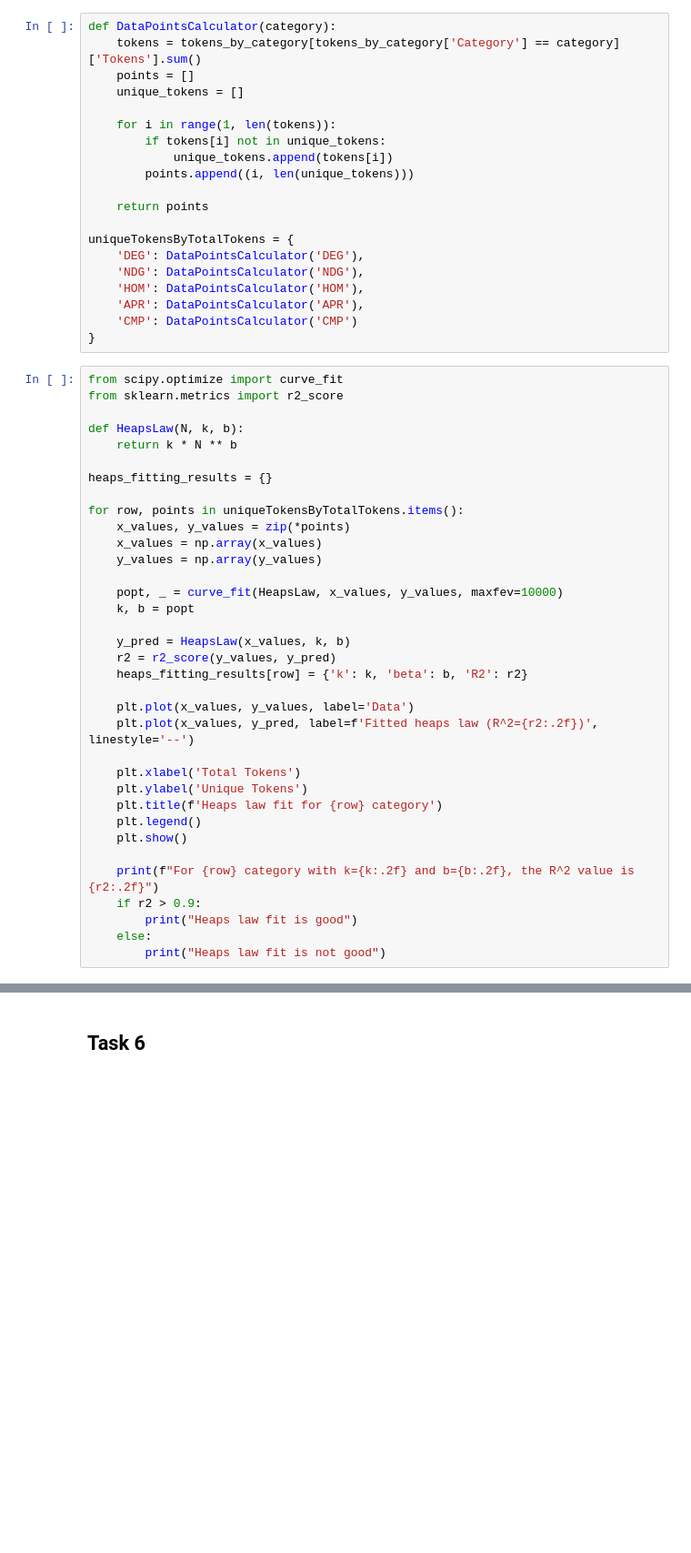
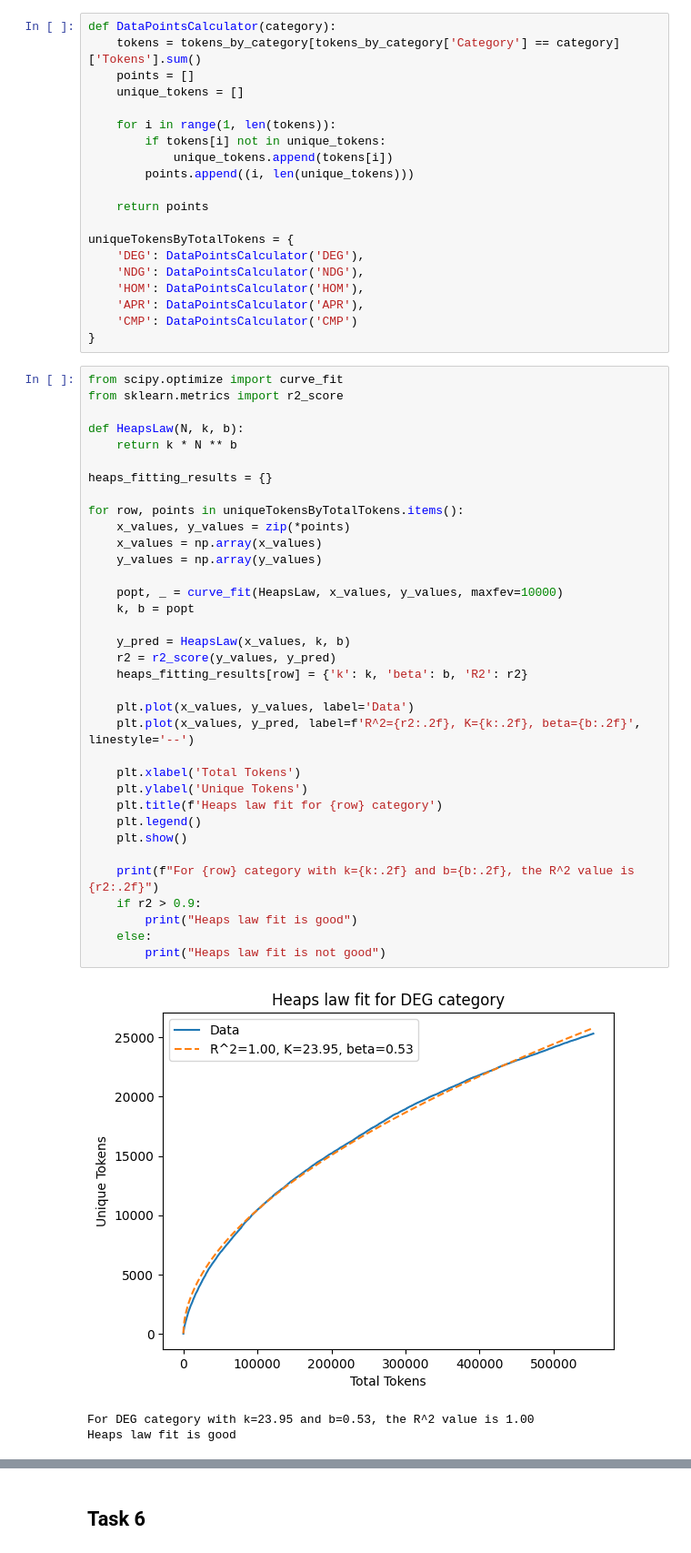
Before and after one commit to Serden-YilmazKose/NLP-Project-5, a Jupyter notebook: NLP-course-project.ipynb, the cells around one changed output, grey strips where cells are left out. Shown at 91% size. Drawn from its saved outputs; the diff is of its cells as text; blank space fills up the shorter version.

```diff
--- a/NLP-course-project.ipynb
+++ b/NLP-course-project.ipynb
@@ -497,31 +585,35 @@ from sklearn.metrics import r2_score
 def HeapsLaw(N, k, b):
     return k * N ** b
 
 heaps_fitting_results = {}
 
 for row, points in uniqueTokensByTotalTokens.items():
     x_values, y_values = zip(*points)
     x_values = np.array(x_values)
     y_values = np.array(y_values)
 
     popt, _ = curve_fit(HeapsLaw, x_values, y_values, maxfev=10000)
     k, b = popt
 
     y_pred = HeapsLaw(x_values, k, b)
     r2 = r2_score(y_values, y_pred)
     heaps_fitting_results[row] = {'k': k, 'beta': b, 'R2': r2}
 
     plt.plot(x_values, y_values, label='Data')
-    plt.plot(x_values, y_pred, label=f'Fitted heaps law (R^2={r2:.2f})', linestyle='--')
+    plt.plot(x_values, y_pred, label=f'R^2={r2:.2f}, K={k:.2f}, beta={b:.2f}', linestyle='--')
 
     plt.xlabel('Total Tokens')
     plt.ylabel('Unique Tokens')
     plt.title(f'Heaps law fit for {row} category')
     plt.legend()
     plt.show()
 
     print(f"For {row} category with k={k:.2f} and b={b:.2f}, the R^2 value is {r2:.2f}")
     if r2 > 0.9:
         print("Heaps law fit is good")
     else:
         print("Heaps law fit is not good")
+# %% [output]
+[figure, added]
+For DEG category with k=23.95 and b=0.53, the R^2 value is 1.00
+Heaps law fit is good
```
Also changed, not shown: parts of 19 cells of this notebook, 1 other file.
